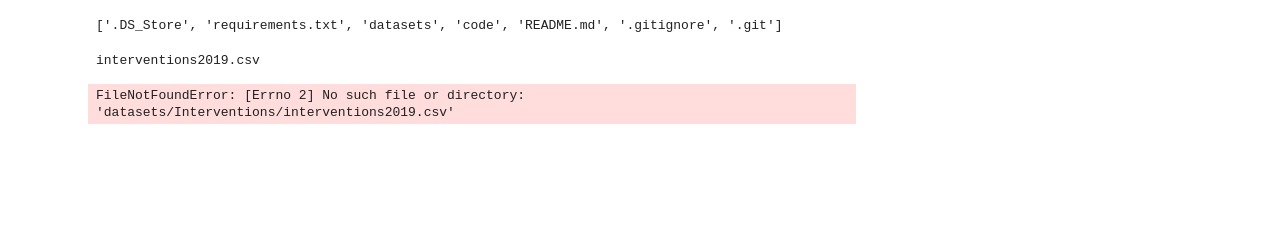
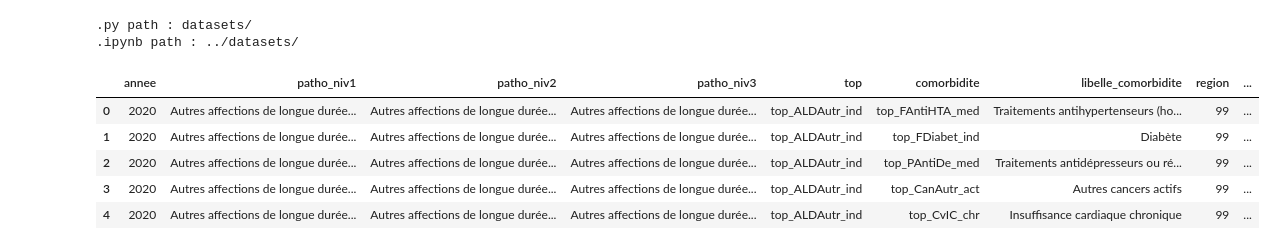
Before and after one commit to antoinebnm/PTS-Data, a Jupyter notebook: code/data.ipynb, the cells around one changed output. Drawn from its saved outputs; the diff is of its cells as text; code cells hidden in the pictures; blank space fills up the shorter version.

```diff
--- a/code/data.ipynb
+++ b/code/data.ipynb
@@ -1,15 +1,18 @@
-# %%
-from data import *
-
-sets = [f for f in os.listdir(".." + os.sep + "datasets" + os.sep + "Interventions")]
-print(os.listdir(".."))
-# %% [output]
-['.DS_Store', 'requirements.txt', 'datasets', 'code', 'README.md', '.gitignore', '.git']
-# %%
-for set in sets:
-    print(set)
-    data = load_dataset(set.removesuffix(".csv"), path="Interventions")
-    data.describe()
-# %% [output]
-interventions2019.csv
-FileNotFoundError: [Errno 2] No such file or directory: 'datasets/Interventions/interventions2019.csv'
+# %%
+from func import *
+print(".py path :",PATH)
+PATH = ".." + os.sep + "datasets" + os.sep
+print(".ipynb path :",PATH)
+sets = [f for f in os.listdir(".." + os.sep + "datasets") if not f == ".DS_Store"]
+
+# load_dataset("interventions2008.csv", path=PATH + "Interventions").{instruction} --> Test des instructions sur DataFrames
+load_dataset("set.csv", path=PATH).head()
+# %% [output]
+.py path : datasets/
+.ipynb path : ../datasets/
+|  | annee | patho_niv1 | patho_niv2 | patho_niv3 | top | comorbidite | libelle_comorbidite | region | ... |
+| 0 | 2020 | Autres affections de longue durée... | Autres affections de longue durée... | Autres affections de longue durée... | top_ALDAutr_ind | top_FAntiHTA_med | Traitements antihypertenseurs (ho... | 99 | ... |
+| 1 | 2020 | Autres affections de longue durée... | Autres affections de longue durée... | Autres affections de longue durée... | top_ALDAutr_ind | top_FDiabet_ind | Diabète | 99 | ... |
+| 2 | 2020 | Autres affections de longue durée... | Autres affections de longue durée... | Autres affections de longue durée... | top_ALDAutr_ind | top_PAntiDe_med | Traitements antidépresseurs ou ré... | 99 | ... |
+| 3 | 2020 | Autres affections de longue durée... | Autres affections de longue durée... | Autres affections de longue durée... | top_ALDAutr_ind | top_CanAutr_act | Autres cancers actifs | 99 | ... |
+| 4 | 2020 | Autres affections de longue durée... | Autres affections de longue durée... | Autres affections de longue durée... | top_ALDAutr_ind | top_CvIC_chr | Insuffisance cardiaque chronique | 99 | ... |
```
Also changed, not shown: parts of 1 cell of this notebook, 17 other files.
